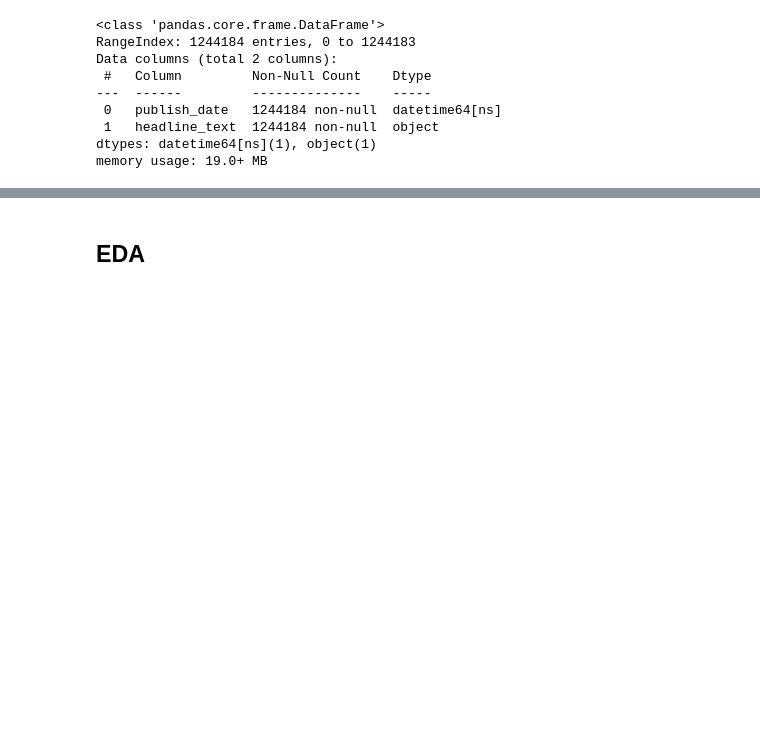
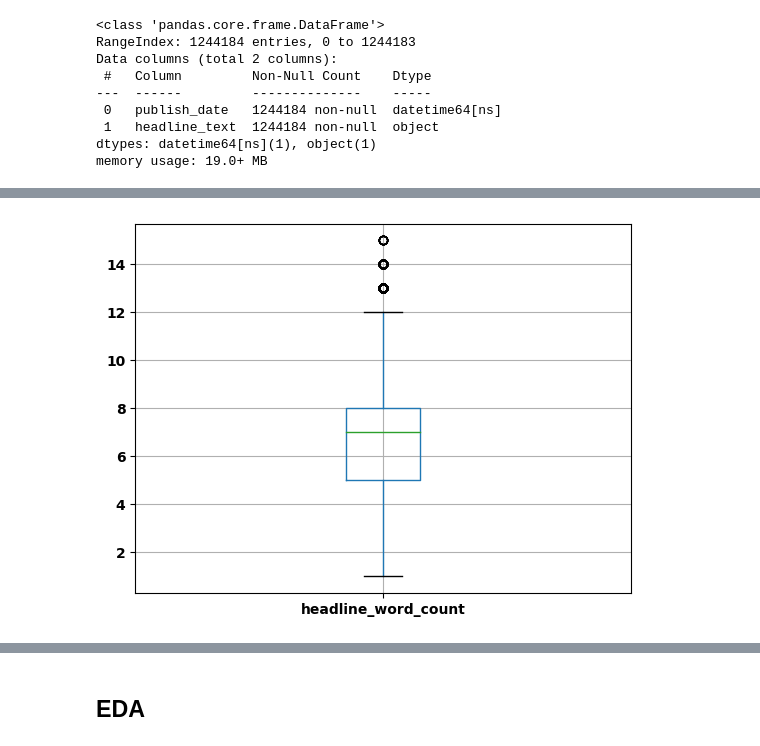
Before and after one commit to Nesher123/Topic-modeling, a Jupyter notebook: solution.ipynb, the cells around one changed output, grey strips where cells are left out. Cells and saved outputs as stored; diff of their text form; code cells hidden in the pictures; blank space fills up the shorter version.

```diff
--- a/solution.ipynb
+++ b/solution.ipynb
@@ -83,0 +125,6 @@ df.duplicated().sum()
+# %%
+# check for outliers
+df[['headline_word_count']].boxplot()
+plt.show()
+# %% [output]
+[figure, added]
```
Also changed, not shown: parts of 10 cells of this notebook.
